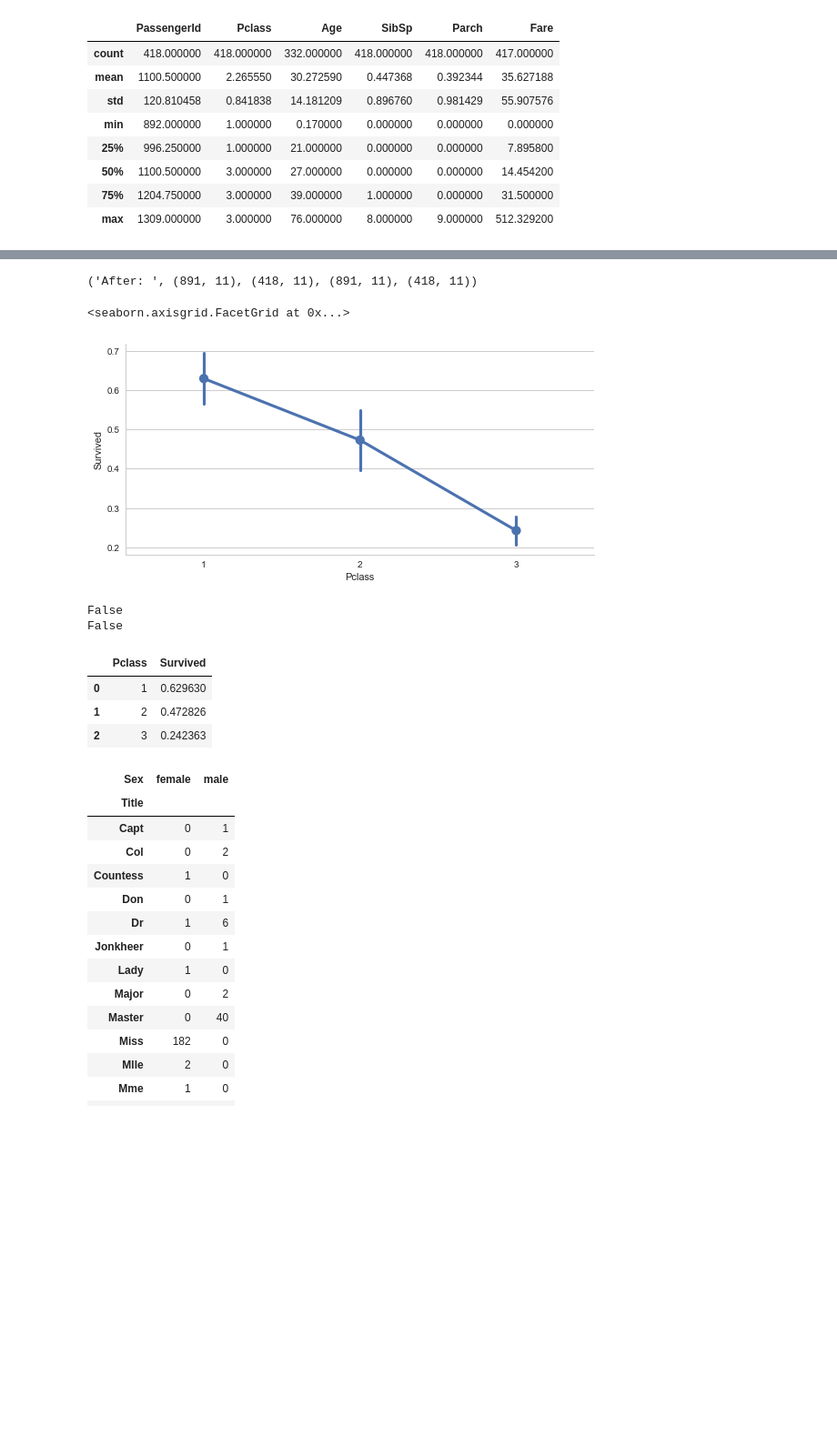
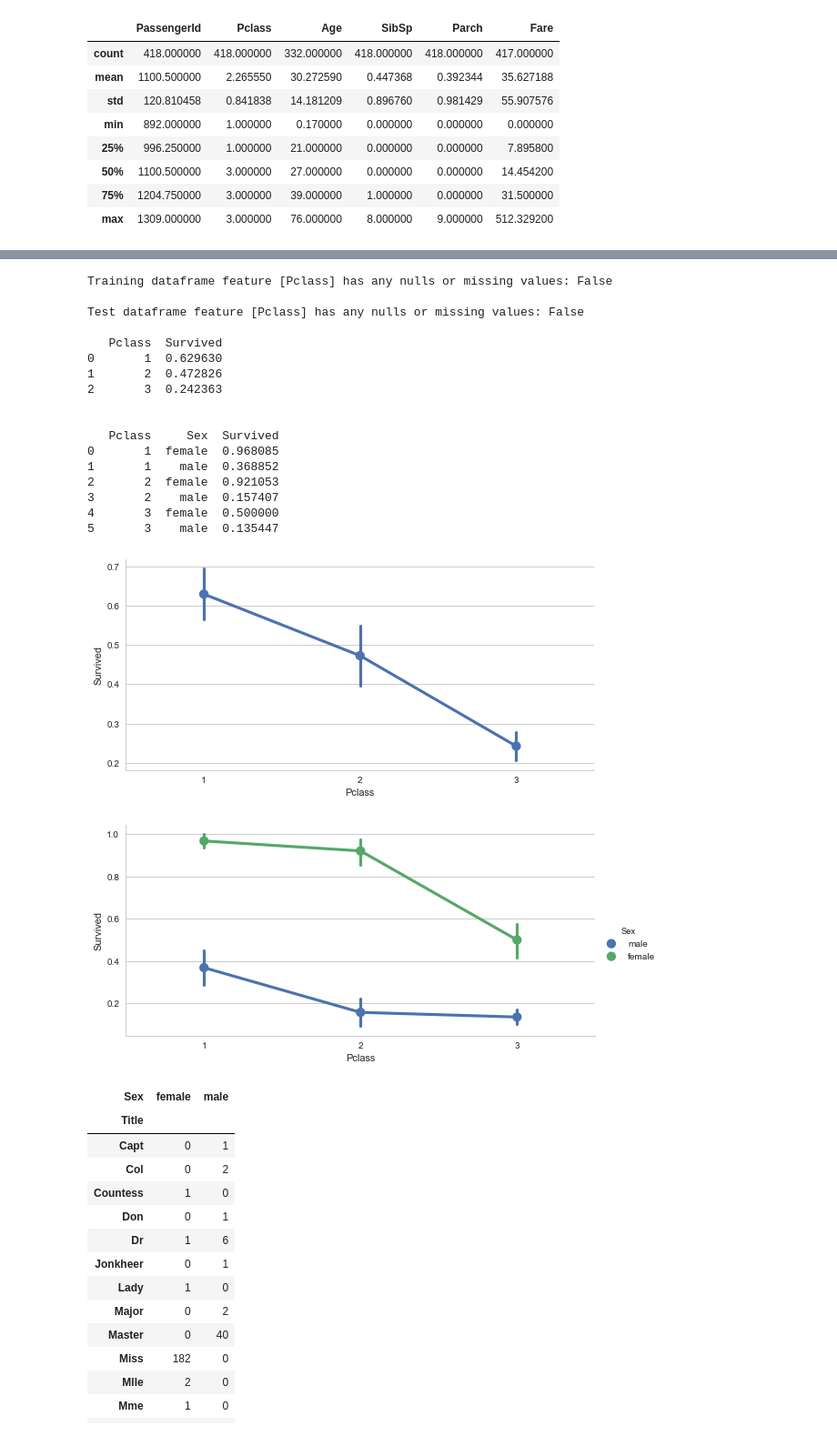
Before and after one commit to faameem/path-to-ai, a Jupyter notebook: kaggle/competitions/getting-started/titanic-machine-learning-from-disaster/fm-titanic-machine-learning-from-disaster.ipynb, the cells around one changed output, grey strips where cells are left out. Shown at 91% size. Drawn from its saved outputs; the diff is of its cells as text; code cells hidden in the pictures; blank space fills up the shorter version.

Commit message:
check in

```diff
--- a/kaggle/competitions/getting-started/titanic-machine-learning-from-disaster/fm-titanic-machine-learning-from-disaster.ipynb
+++ b/kaggle/competitions/getting-started/titanic-machine-learning-from-disaster/fm-titanic-machine-learning-from-disaster.ipynb
@@ -9,3 +33,37 @@ seaborn.set_style('whitegrid')
+# %%
+def null_check_train(_feature):
+    print('Training dataframe feature [{}] has any nulls or missing values: {}\n'.format(_feature, _df_train[_feature].isnull().any()))
+
+def null_check_test(_feature):
+    print('Test dataframe feature [{}] has any nulls or missing values: {}\n'.format(_feature, _df_test[_feature].isnull().any()))
+
+def null_check(_feature):
+    null_check_train(_feature)
+    null_check_test(_feature)
+
+def grid_feature(_feature):
+    return _df_train[[_feature, 'Survived']].groupby([_feature], as_index=False).mean().sort_values(by=[_feature,'Survived'])
+
+def grid_feature_hue(_feature):
+    return _df_train[[_feature, 'Sex', 'Survived']].groupby([_feature,'Sex'], as_index=False).mean().sort_values(by=[_feature,'Sex'])
+
+def grid(_feature):
+    print('{}\n\n\n{}'.format(grid_feature(_feature), grid_feature_hue(_feature)))
+
+def plot_feature(_feature):
+    seaborn.factorplot(x=_feature, y='Survived', data = _df_train, size = 4, aspect = 2)
+
+def plot_feature_hue(_feature):
+    seaborn.factorplot(x=_feature, y='Survived', hue='Sex', data = _df_train, size = 4, aspect = 2)
+
+def view_feature(_feature):
+    null_check(_feature)
+    grid(_feature)
+    plot_feature(_feature)
+    plot_feature_hue(_feature)
+
+def print_shape():
+    print('_df_train: {}, _df_test: {}, _df_combine[0]:{}, _df_combine[1]:{}'.format(_df_train.shape, _df_test.shape, _df_combine[0].shape, _df_combine[1].shape))
 # %%
 _df_train = pandas.read_csv('./train.csv')
 # %%
@@ -140,27 +193,27 @@ _df_combine = [_df_train, _df_test]
-# %%
-'After: ', _df_train.shape, _df_test.shape, _df_combine[0].shape, _df_combine[1].shape
-# %% [output]
-('After: ', (891, 11), (418, 11), (891, 11), (418, 11))
 # %%
 # Pclass
-# %%
-seaborn.factorplot('Pclass', 'Survived', data = _df_train, size = 4, aspect = 2)
-# %% [output]
-<seaborn.axisgrid.FacetGrid at 0x...>
-[figure, removed]
-# %%
-print(_df_train['Pclass'].isnull().any())
-print(_df_test['Pclass'].isnull().any())
-# %% [output]
-False
-False
-# %%
-_df_train[['Pclass', 'Survived']].groupby(['Pclass'], as_index=False).mean().sort_values(by='Survived', ascending=False)
-# %% [output]
-|  | Pclass | Survived |
-| 0 | 1 | 0.629630 |
-| 1 | 2 | 0.472826 |
-| 2 | 3 | 0.242363 |
+# %%
+view_feature('Pclass')
+# %% [output]
+Training dataframe feature [Pclass] has any nulls or missing values: False
+
+Test dataframe feature [Pclass] has any nulls or missing values: False
+
+   Pclass  Survived
+0       1  0.629630
+1       2  0.472826
+2       3  0.242363
+
+
+   Pclass     Sex  Survived
+0       1  female  0.968085
+1       1    male  0.368852
+2       2  female  0.921053
+3       2    male  0.157407
+4       3  female  0.500000
+5       3    male  0.135447
+[figure, added]
+[figure, added]
 # %%
 # Name
 # %%
```
Also changed, not shown: parts of 85 cells of this notebook.
